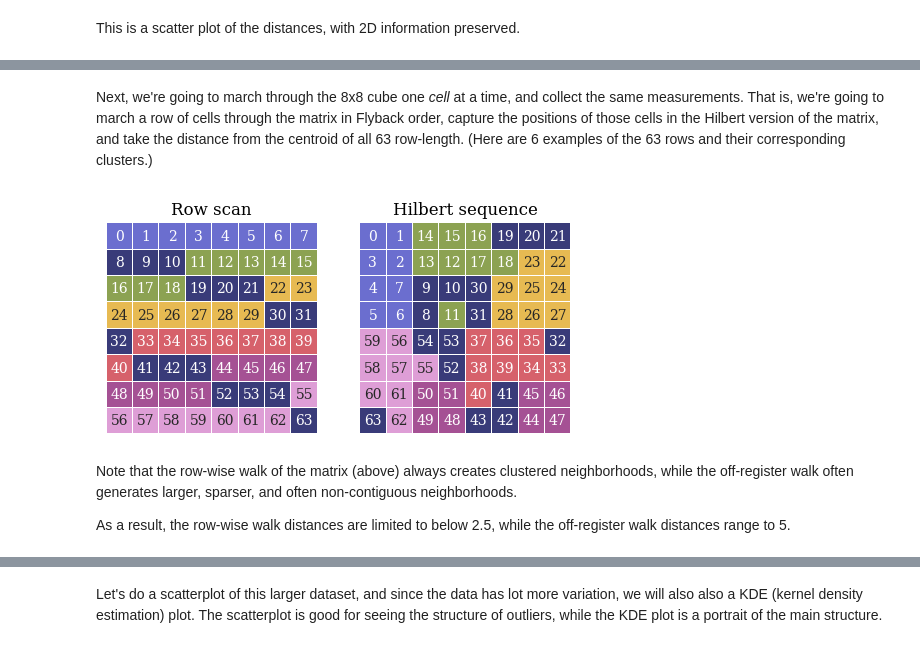
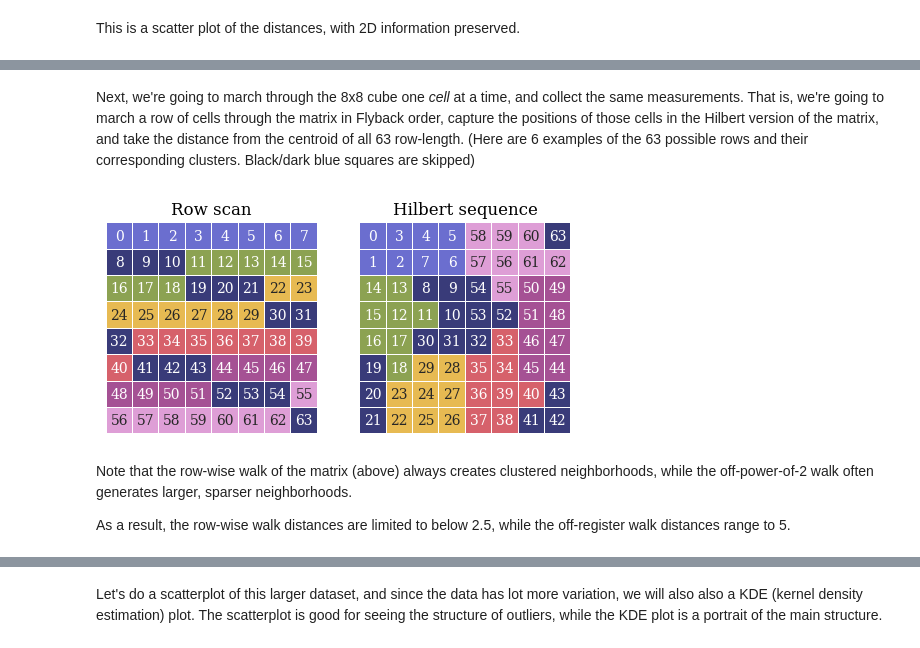
Before and after one commit to LanceNorskog/deep-scurve, a Jupyter notebook: notebooks/Hilbert_Mapping_in_Image_Processing.ipynb, the cells around one changed output, grey strips where cells are left out. Drawn from its saved outputs; the diff is of its cells as text; code cells hidden in the pictures.

```diff
--- a/notebooks/Hilbert_Mapping_in_Image_Processing.ipynb
+++ b/notebooks/Hilbert_Mapping_in_Image_Processing.ipynb
@@ -360,31 +294,31 @@ plt.show()
 # %% [markdown]
 Next, we're going to march through the 8x8 cube one *cell* at a time, and collect the same measurements. That is, we're going to march a row of cells through the matrix in Flyback order, capture the positions of those cells in the Hilbert version of the matrix, and take the distance from the centroid of all 63
-row-length. (Here are 6 examples of the 63 rows and their corresponding
-clusters.)
+row-length. (Here are 6 examples of the 63 possible rows and their corresponding
+clusters. Black/dark blue squares are skipped)
 # %%
 #@title
 fig, (ax1, ax2) = plt.subplots(1, 2)
 ax1.set_title('Row scan')
 ax2.set_title('Hilbert sequence')
 
 zeros = np.zeros((side * side))
 zeros[0:8] = 0.1
 zeros[11:19] = 0.2
 zeros[22:30] = 0.4
 zeros[33:41] = 0.6
 zeros[44:52] = 0.7
 zeros[55:63] = 0.8
 z = np.reshape(zeros, (side, side))
-zm = np.reshape(zeros[mapper], (side, side))
+zm = np.reshape(zeros[reverse_mapper], (side, side))
 
-sns.heatmap(z, ax=ax1, cmap='tab20b', square=True, cbar=False, annot=ints, xticklabels=False, yticklabels=False, linewidths=0.01, linecolor='white')
-sns.heatmap(zm, ax=ax2, cmap='tab20b', square=True, cbar=False, annot=mapped, xticklabels=False, yticklabels=False, linewidths=0.01, linecolor='white')
+sns.heatmap(z, ax=ax1, cmap='tab20b', square=True, cbar=False, annot=ints_mat, xticklabels=False, yticklabels=False, linewidths=0.01, linecolor='white')
+sns.heatmap(zm, ax=ax2, cmap='tab20b', square=True, cbar=False, annot=ints_mapped_mat, xticklabels=False, yticklabels=False, linewidths=0.01, linecolor='white')
 
 plt.show()
 # %% [output]
-[figure, old version]
+[figure, new version]
 # %% [markdown]
-Note that the row-wise walk of the matrix (above) always creates clustered neighborhoods, while the off-register walk often generates larger, sparser, and often non-contiguous neighborhoods.
+Note that the row-wise walk of the matrix (above) always creates clustered neighborhoods, while the off-power-of-2 walk often generates larger, sparser neighborhoods.
 
 As a result, the row-wise walk distances are limited to below 2.5, while the off-register walk distances range to 5.
 # %%
```
Also changed, not shown: parts of 31 cells of this notebook, 2 other files.
